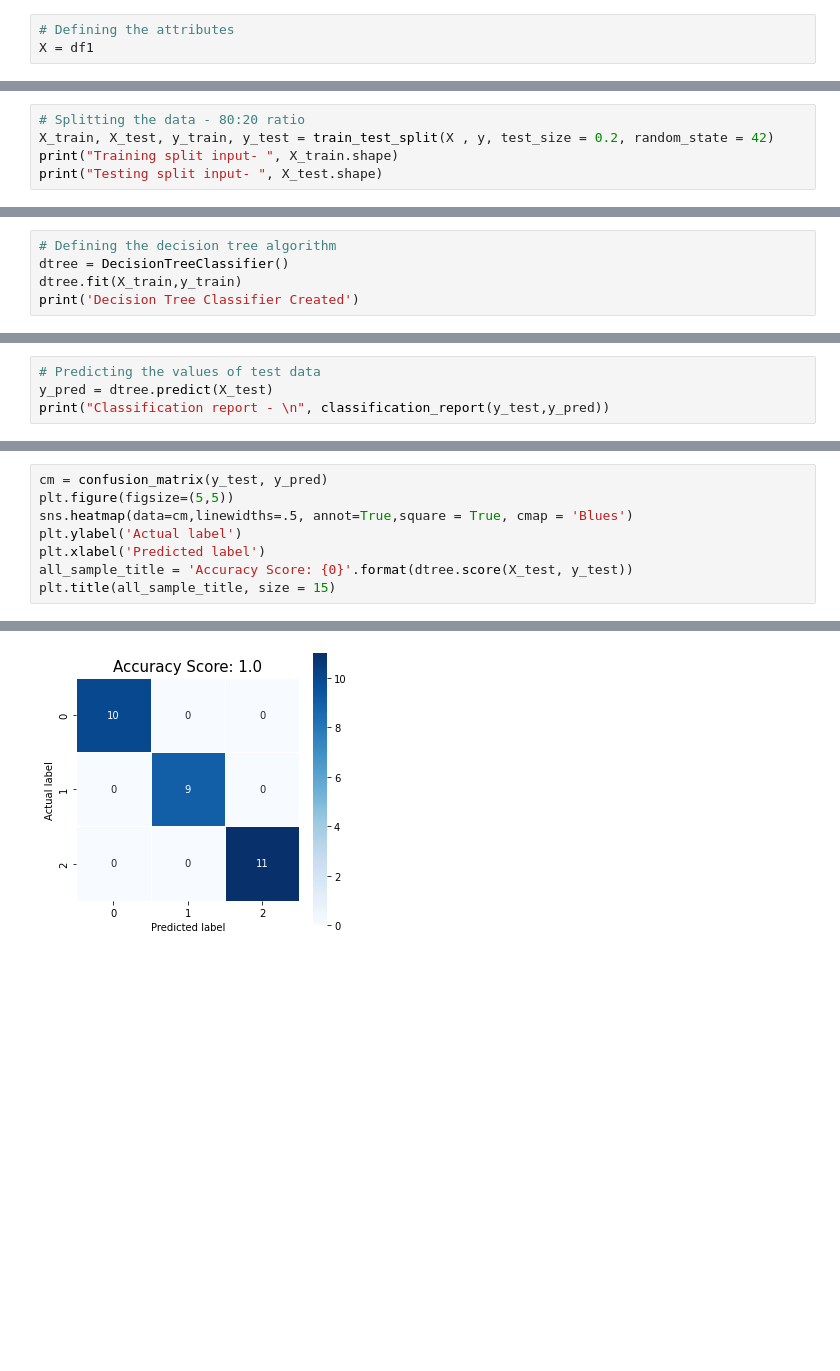
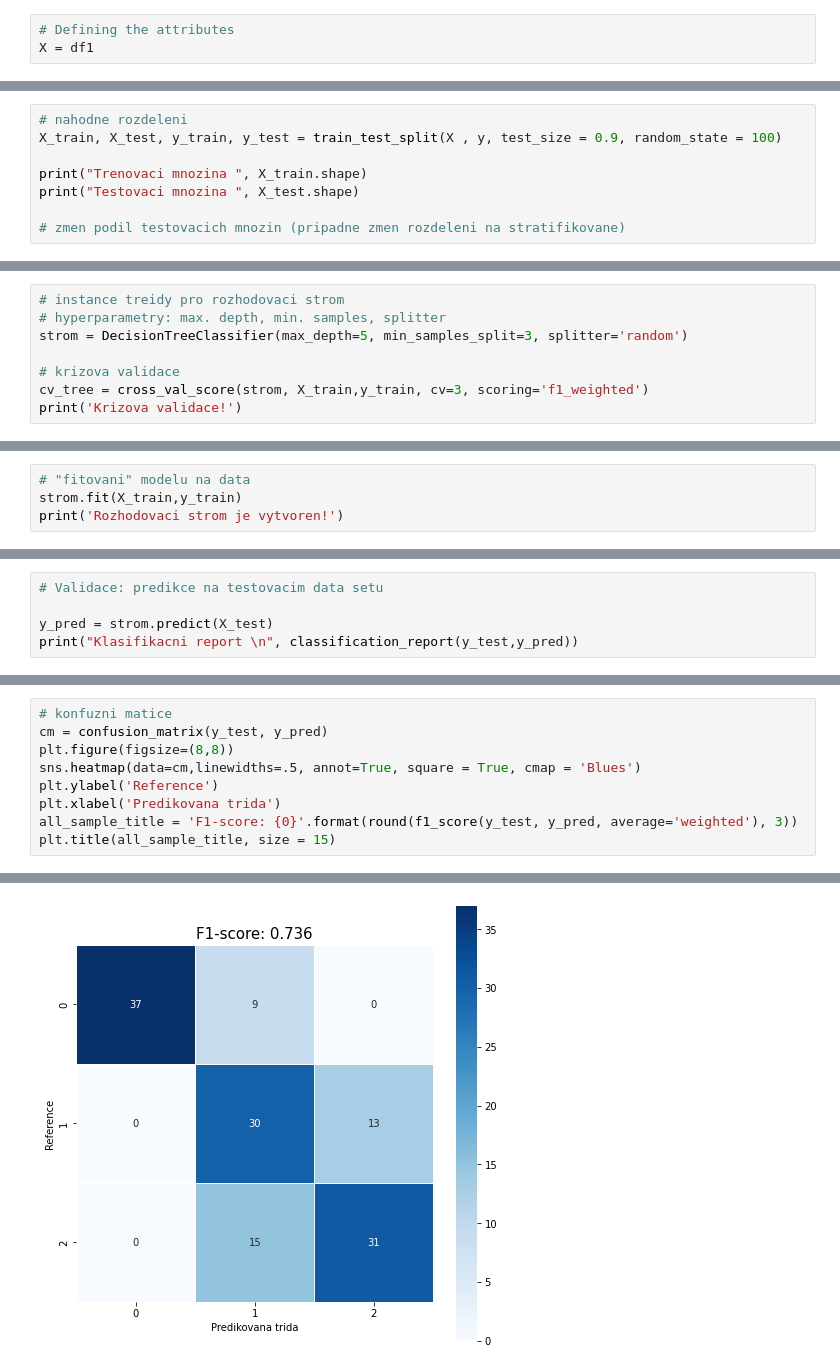
Before and after one commit to lbrodsky/geoinformatika, a Jupyter notebook: strojove_hluboke_uceni/rozhodovaci_strom.ipynb, the cells around one changed output, grey strips where cells are left out. Drawn from its saved outputs; the diff is of its cells as text; blank space fills up the shorter version.

```diff
--- a/strojove_hluboke_uceni/rozhodovaci_strom.ipynb
+++ b/strojove_hluboke_uceni/rozhodovaci_strom.ipynb
@@ -128,6 +212,9 @@ y = target
 # %%
-# Splitting the data - 80:20 ratio
-X_train, X_test, y_train, y_test = train_test_split(X , y, test_size = 0.2, random_state = 42)
-print("Training split input- ", X_train.shape)
-print("Testing split input- ", X_test.shape)
+# nahodne rozdeleni
+X_train, X_test, y_train, y_test = train_test_split(X , y, test_size = 0.9, random_state = 100)
+
+print("Trenovaci mnozina ", X_train.shape)
+print("Testovaci mnozina ", X_test.shape)
+
+# zmen podil testovacich mnozin (pripadne zmen rozdeleni na stratifikovane)
 # %% [output]
@@ -138,6 +225,9 @@ Testing split input-  (30, 4)
 # %%
-# Defining the decision tree algorithm
-dtree = DecisionTreeClassifier()
-dtree.fit(X_train,y_train)
-print('Decision Tree Classifier Created')
+# instance treidy pro rozhodovaci strom
+# hyperparametry: max. depth, min. samples, splitter
+strom = DecisionTreeClassifier(max_depth=5, min_samples_split=3, splitter='random')
+
+# krizova validace
+cv_tree = cross_val_score(strom, X_train,y_train, cv=3, scoring='f1_weighted')
+print('Krizova validace!')
 # %% [output]
@@ -144,0 +254,4 @@ Decision Tree Classifier Created
+# %%
+# "fitovani" modelu na data
+strom.fit(X_train,y_train)
+print('Rozhodovaci strom je vytvoren!')
@@ -145,5 +260,6 @@ Decision Tree Classifier Created
 # %%
-# Predicting the values of test data
-y_pred = dtree.predict(X_test)
-print("Classification report - \n", classification_report(y_test,y_pred))
+# Validace: predikce na testovacim data setu
+
+y_pred = strom.predict(X_test)
+print("Klasifikacni report \n", classification_report(y_test,y_pred))
 # %% [output]
@@ -160,9 +278,10 @@ weighted avg       1.00      1.00      1.00        30
 # %%
+# konfuzni matice
 cm = confusion_matrix(y_test, y_pred)
-plt.figure(figsize=(5,5))
-sns.heatmap(data=cm,linewidths=.5, annot=True,square = True, cmap = 'Blues')
-plt.ylabel('Actual label')
-plt.xlabel('Predicted label')
-all_sample_title = 'Accuracy Score: {0}'.format(dtree.score(X_test, y_test))
+plt.figure(figsize=(8,8))
+sns.heatmap(data=cm,linewidths=.5, annot=True, square = True, cmap = 'Blues')
+plt.ylabel('Reference')
+plt.xlabel('Predikovana trida')
+all_sample_title = 'F1-score: {0}'.format(round(f1_score(y_test, y_pred, average='weighted'), 3))
 plt.title(all_sample_title, size = 15)
 # %% [output]
@@ -170,2 +289,2 @@ Text(0.5, 1.0, 'Accuracy Score: 1.0')
-[figure, old version]
+[figure, new version]
 # %%
```
Also changed, not shown: parts of 33 cells of this notebook, 7 other files.
